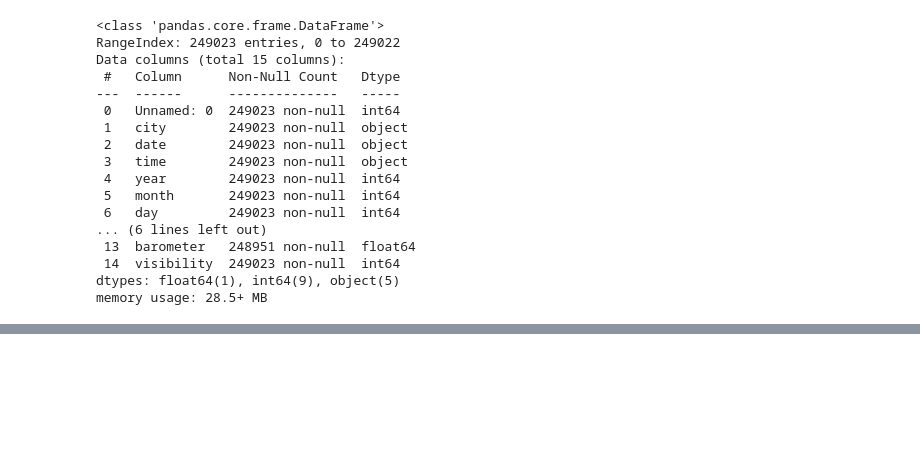
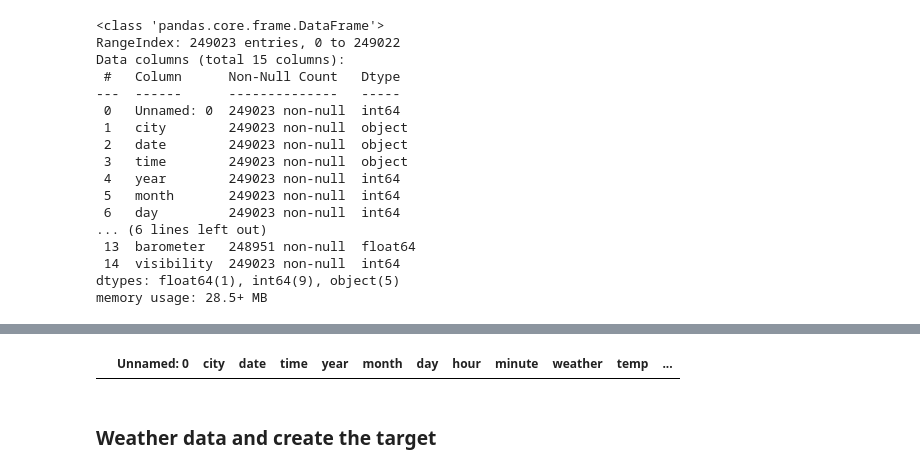
Before and after one commit to naiforfi/Bootcamp_repo, a Jupyter notebook: Saudi_Arabia_Rain.ipynb, the cells around one changed output, grey strips where cells are left out. Cells and saved outputs as stored; diff of their text form; code cells hidden in the pictures; blank space fills up the shorter version.

```diff
--- a/Saudi_Arabia_Rain.ipynb
+++ b/Saudi_Arabia_Rain.ipynb
@@ -62,0 +147,7 @@ memory usage: 28.5+ MB
+# %%
+#data['humidity'].fillna(means[[data['city']]['humidity']], inplace=True)
+#df['Postal Address'].fillna(df['Permanent Address'], inplace=True)
+#data.loc[23178]
+#data.groupby('city')['humidity'].fillna(,method='ffill' ,inplace=True)
+#data["humidity"] = data.groupby("city").transform(lambda x: x.fillna(x.mean()))
+data['humidity'] = data['humidity'].fillna(data.groupby('city')['humidity'].transform('mean'))
@@ -62,0 +173,4 @@ memory usage: 28.5+ MB
+# %%
+data[data['humidity'].isnull() == True]
+# %% [output]
+|  | Unnamed: 0 | city | date | time | year | month | day | hour | minute | weather | temp | ... |
@@ -63,2 +183,4 @@ memory usage: 28.5+ MB
+# %% [markdown]
+### Weather data and create the target
 # %%
 data['weather'].unique()
```
Also changed, not shown: parts of 24 cells of this notebook.
